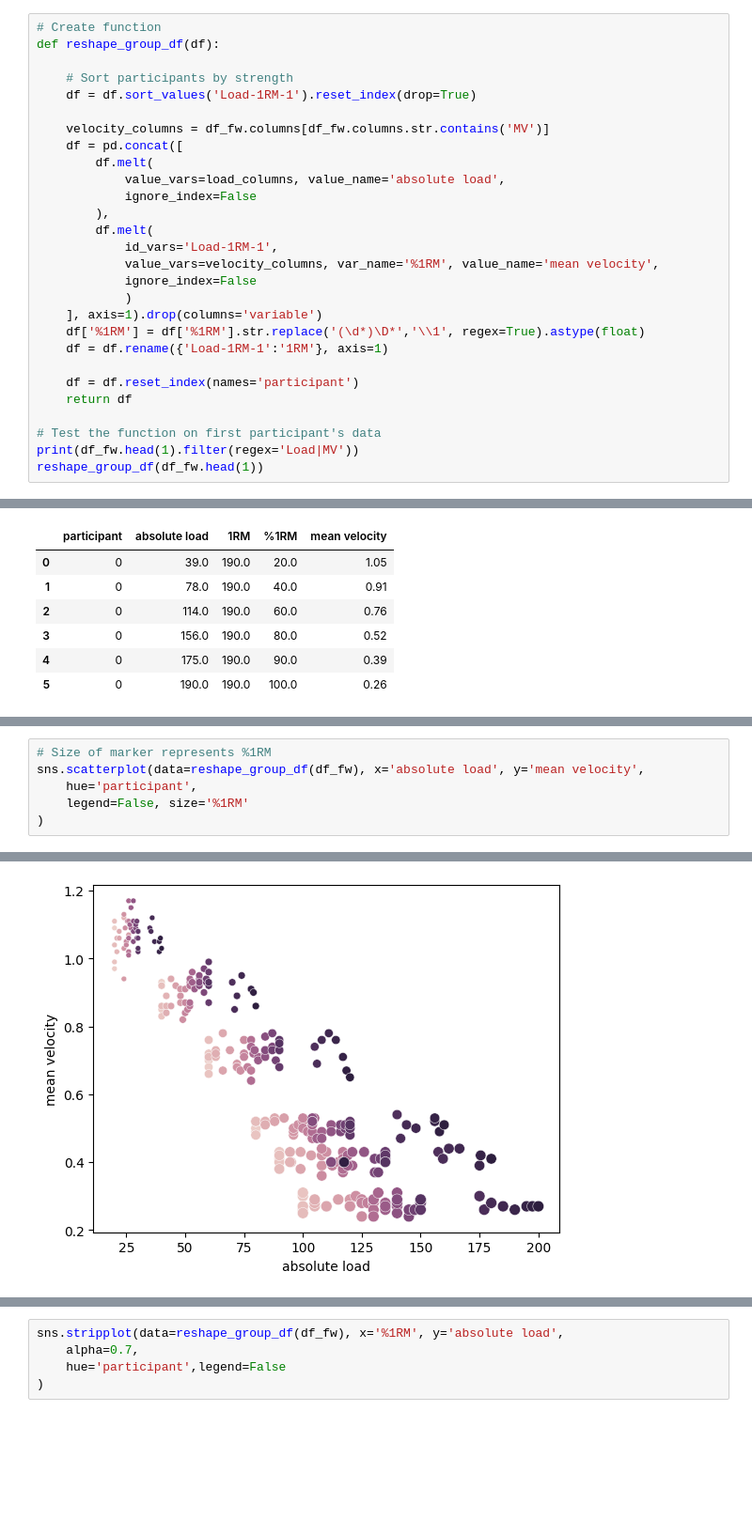
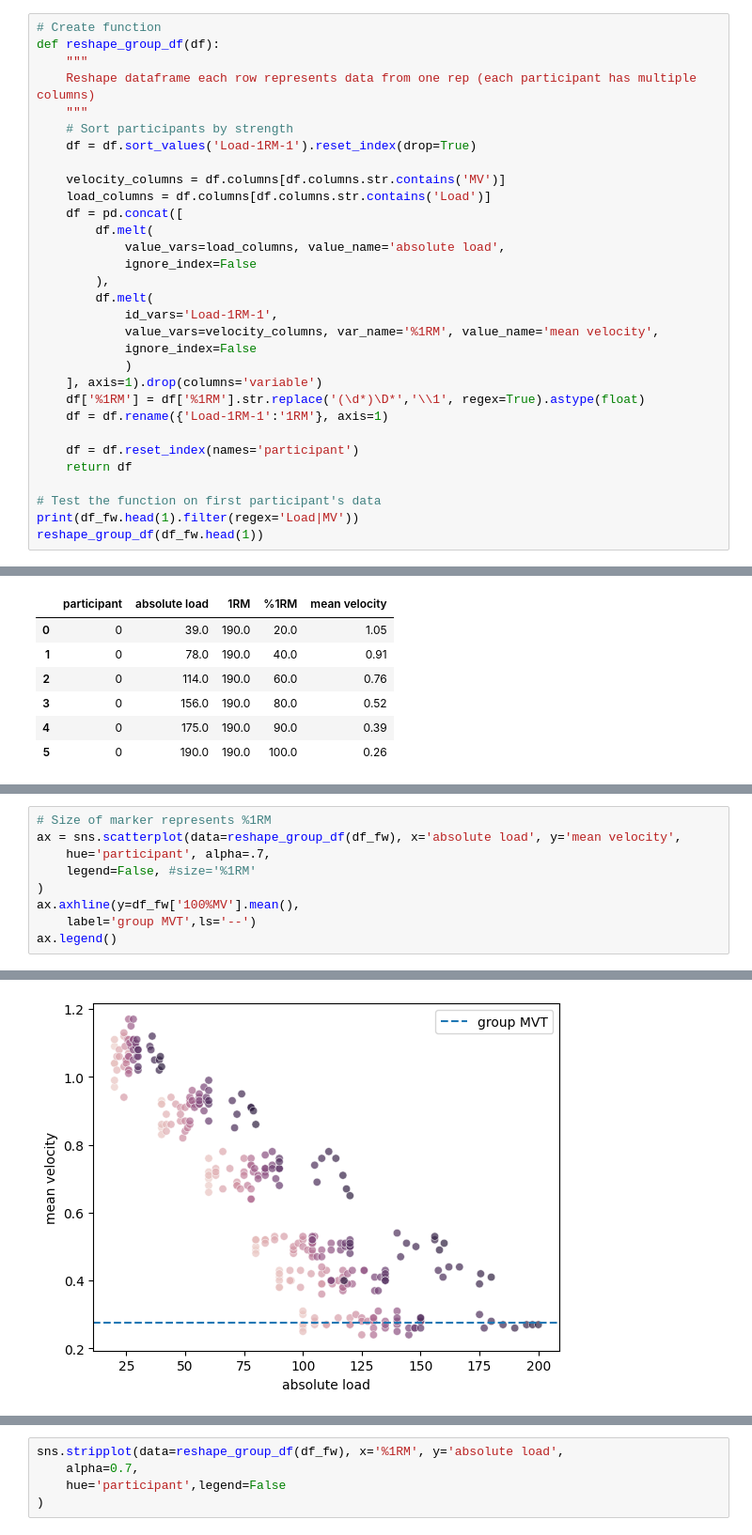
Before and after one commit to silvhua/lighthouse-capstone-project, a Jupyter notebook: notebooks/2022-11-20 EDA and linear regression.ipynb, the cells around one changed output, grey strips where cells are left out. Shown at 94% size. Cells and saved outputs as stored; diff of their text form; blank space fills up the shorter version.

```diff
--- a/notebooks/2022-11-20 EDA and linear regression.ipynb
+++ b/notebooks/2022-11-20 EDA and linear regression.ipynb
@@ -105,11 +119,14 @@ df_fw.head(4).sort_values('Load-1RM-1').reset_index(drop=True)
 # %%
 # Create function
 def reshape_group_df(df):
-
+    """
+    Reshape dataframe each row represents data from one rep (each participant has multiple columns)
+    """
     # Sort participants by strength
     df = df.sort_values('Load-1RM-1').reset_index(drop=True)
 
-    velocity_columns = df_fw.columns[df_fw.columns.str.contains('MV')]
+    velocity_columns = df.columns[df.columns.str.contains('MV')]
+    load_columns = df.columns[df.columns.str.contains('Load')]
     df = pd.concat([
         df.melt(
             value_vars=load_columns, value_name='absolute load',
@@ -148,7 +213,10 @@ reshape_group_df(df_fw.head(1))
 # %%
 # Size of marker represents %1RM
-sns.scatterplot(data=reshape_group_df(df_fw), x='absolute load', y='mean velocity',
-    hue='participant',
-    legend=False, size='%1RM'
+ax = sns.scatterplot(data=reshape_group_df(df_fw), x='absolute load', y='mean velocity',
+    hue='participant', alpha=.7,
+    legend=False, #size='%1RM'
 )
+ax.axhline(y=df_fw['100%MV'].mean(),
+    label='group MVT',ls='--')
+ax.legend()
 # %% [output]
@@ -156,2 +224,2 @@ sns.scatterplot(data=reshape_group_df(df_fw), x='absolute load', y='mean velocit
-[figure, old version]
+[figure, new version]
 # %%
```
Also changed, not shown: parts of 44 cells of this notebook.
